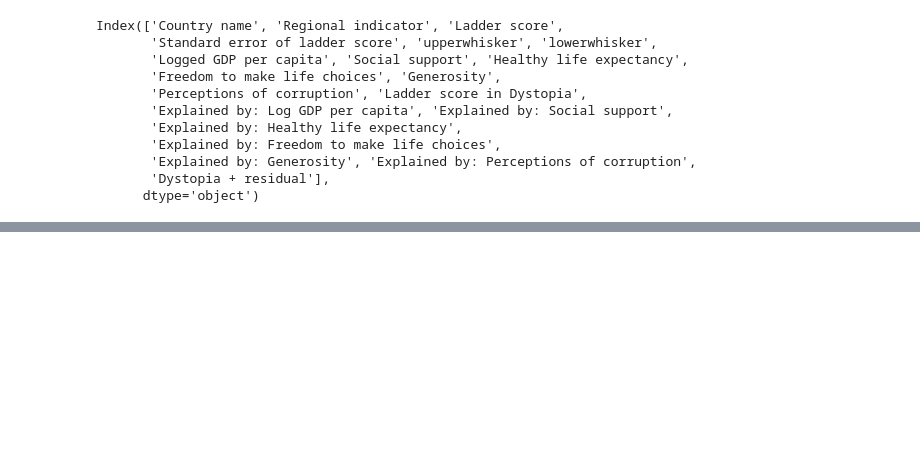
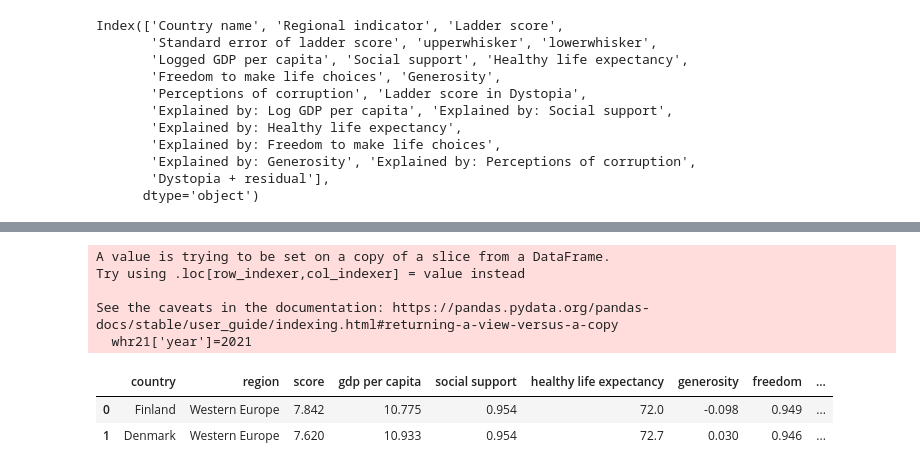
Before and after one commit to Kartik1801/EDA-Happiness-Report, a Jupyter notebook: EDA.ipynb, the cells around one changed output, grey strips where cells are left out. Drawn from its saved outputs; the diff is of its cells as text; code cells hidden in the pictures; blank space fills up the shorter version.

```diff
--- a/EDA.ipynb
+++ b/EDA.ipynb
@@ -265,0 +270,13 @@ whr21.head(3)
+# %%
+# adding year column for 2021 dataset
+whr21['year']=2021
+whr21.head(2)
+# %% [output]
+A value is trying to be set on a copy of a slice from a DataFrame.
+Try using .loc[row_indexer,col_indexer] = value instead
+
+See the caveats in the documentation: https://pandas.pydata.org/pandas-docs/stable/user_guide/indexing.html#returning-a-view-versus-a-copy
+  whr21['year']=2021
+|  | country | region | score | gdp per capita | social support | healthy life expectancy | generosity | freedom | ... |
+| 0 | Finland | Western Europe | 7.842 | 10.775 | 0.954 | 72.0 | -0.098 | 0.949 | ... |
+| 1 | Denmark | Western Europe | 7.620 | 10.933 | 0.954 | 72.7 | 0.030 | 0.946 | ... |
```
Also changed, not shown: parts of 10 cells of this notebook.
